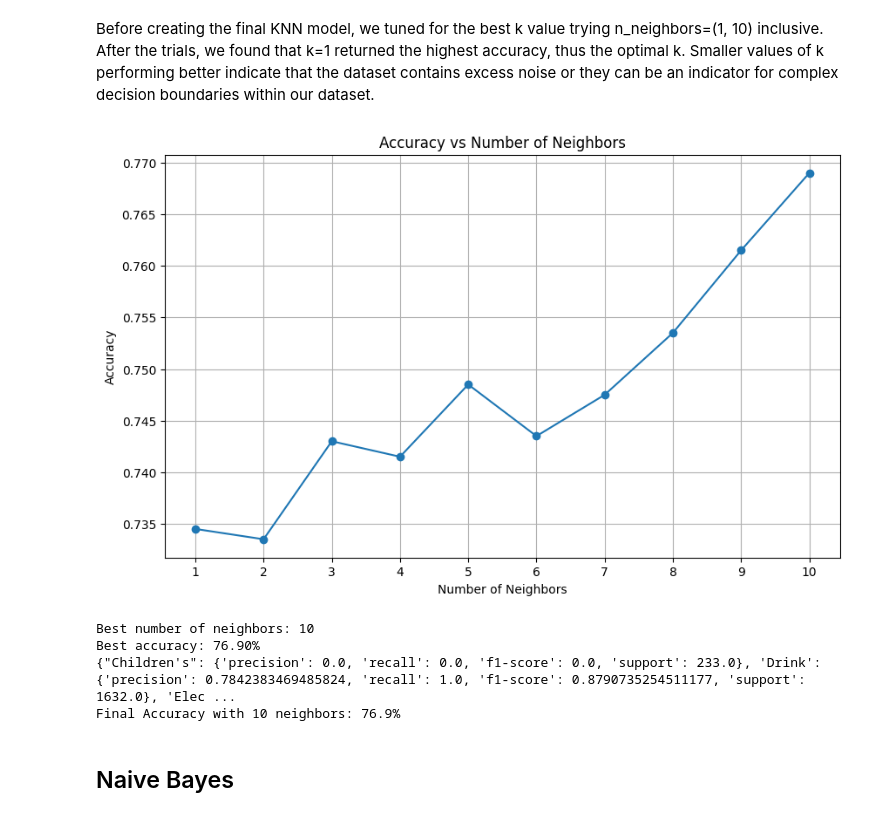
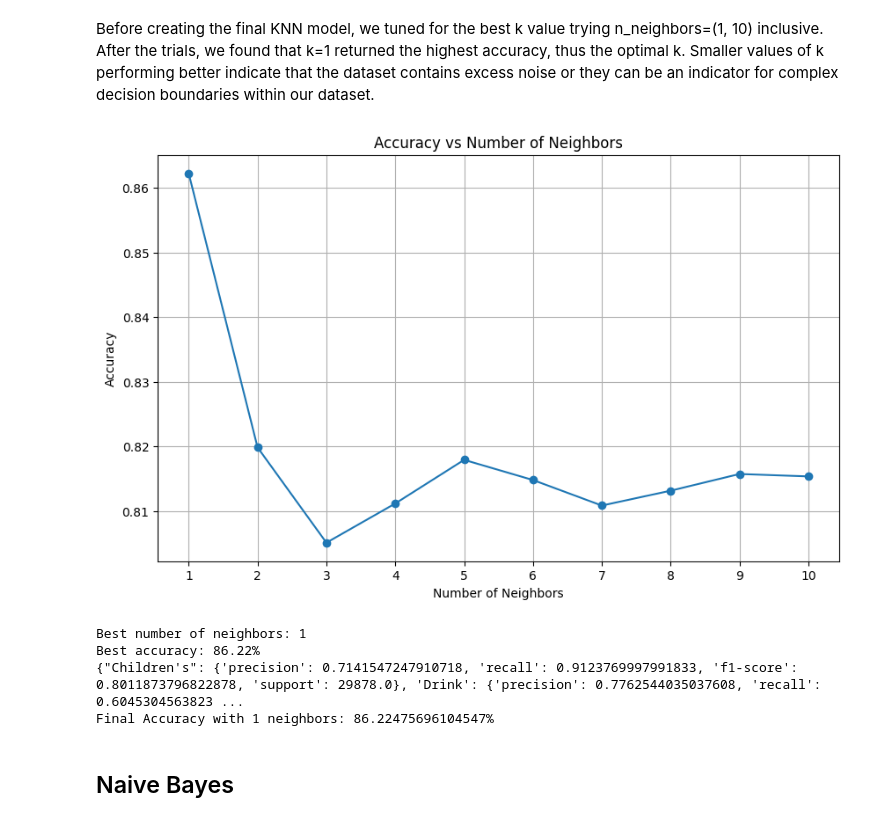
Before and after one commit to JAA999/grocery_prediction, a Jupyter notebook: ML_Project.ipynb, the cells around one changed output. Drawn from its saved outputs; the diff is of its cells as text; code cells hidden in the pictures.

```diff
--- a/ML_Project.ipynb
+++ b/ML_Project.ipynb
@@ -651,27 +651,27 @@ Then we make the Decision Tree model. We apply grid search on the variables in p
 x_train, x_test, y_train, y_test = train_test_split(data_normalized, data_y, test_size=0.2, random_state=42)
 
 # Hyperparameter Tuning
-# param_grid = {
-#     'criterion': ['gini', 'entropy'],
-#     'splitter': ['best', 'random'],
-#     'max_depth': [None, 7, 10, 12],
-#     'min_samples_split': [ 2, 3, 4],
-#     'min_samples_leaf': [ 4, 5, 6]
-# }
+param_grid = {
+    'criterion': ['gini', 'entropy'],
+    'splitter': ['best', 'random'],
+    'max_depth': [None, 7, 10, 12],
+    'min_samples_split': [ 2, 3, 4],
+    'min_samples_leaf': [ 4, 5, 6]
+}
 """
 The best parameters on the last run were:
-{'criterion': 'gini', 'max_depth': 12, 'min_samples_leaf': 4, 'min_samples_split': 2, 'splitter': 'best'}
+Best Parameters: {'criterion': 'entropy', 'max_depth': None, 'min_samples_leaf': 4, 'min_samples_split': 2, 'splitter': 'best'}
 Which produced an accuracy of 0.82. However, interestingly it failed to predict and items in the Children's
 or Tools category.
 """
 
 
-# grid_search = GridSearchCV(DecisionTreeClassifier(random_state=42), param_grid=None, cv=5, n_jobs=-1)
-# grid_search.fit(x_train, y_train)
-# print("Best Parameters:", grid_search.best_params_)
+grid_search = GridSearchCV(DecisionTreeClassifier(random_state=42), param_grid, cv=5, n_jobs=-1)
+grid_search.fit(x_train, y_train)
+print("Best Parameters:", grid_search.best_params_)
 
 # Create a decision tree classifier
-decision_tree = DecisionTreeClassifier(random_state=42, criterion='gini', max_depth=12, min_samples_leaf=4, min_samples_split=2, splitter='best')
+decision_tree = DecisionTreeClassifier(random_state=42, **grid_search.best_params_)
 
 # Train the model
 decision_tree = decision_tree.fit(x_train, y_train)
@@ -751,16 +752,16 @@ param_grid = {
 pipe = Pipeline(steps=[('scaler', StandardScaler()), ('pca', PCA(n_components=5)), ('svc', SVC())])
 
 # limit the data to only 10000 rows to speed up the process
-data_x = data_x[:10000]
-data_y = data_y[:10000]
+data__x_shortened = data_x[:10000]
+data_y_shortened = data_y[:10000]
 
 grid_search = GridSearchCV(pipe, param_grid, cv=5, n_jobs=-1)
-grid_search.fit(data_x, data_y)
+grid_search.fit(data__x_shortened, data_y_shortened)
 
-predictions = cross_val_predict(grid_search, data_x, data_y, cv=5, n_jobs=-1)
-SVM_accuracy = accuracy_score(predictions, data_y) * 100
+predictions = cross_val_predict(grid_search, data__x_shortened, data_y_shortened, cv=5, n_jobs=-1)
+SVM_accuracy = accuracy_score(predictions, data_y_shortened) * 100
 print("Accuracy:", SVM_accuracy)
-SVM_report = classification_report(data_y, predictions, output_dict=True)
+SVM_report = classification_report(data_y_shortened, predictions, output_dict=True)
 print(SVM_report)
 # %% [output]
 Accuracy: 71.82
@@ -798,38 +799,40 @@ def tune_knn_neighbors(data_x, data_y, max_neighbors=10):
     plt.figure(figsize=(10, 6))
     plt.plot(range(1, max_neighbors + 1), accuracies, marker='o')
     plt.title('Accuracy vs Number of Neighbors')
     plt.xlabel('Number of Neighbors')
     plt.ylabel('Accuracy')
     plt.xticks(range(1, max_neighbors + 1))
     plt.grid(True)
     plt.show()
 
     # find the best number of neighbors
     best_neighbors = accuracies.index(max(accuracies)) + 1
     print(f"\nBest number of neighbors: {best_neighbors}")
     print(f"Best accuracy: {max(accuracies) * 100:.2f}%")
 
     return best_neighbors, accuracies
 
 best_neighbors, accuracies = tune_knn_neighbors(data_x, data_y)
 
 x_train, x_test, y_train, y_test = train_test_split(data_normalized, data_y, test_size=0.2, random_state=42)
 
 knn = KNeighborsClassifier(n_neighbors=best_neighbors)
 knn.fit(x_train, y_train)
 
+predictions = cross_val_predict(knn, data_x, data_y, cv=5, n_jobs=-1)
+
 y_pred_test = knn.predict(x_test)
 accuracy = accuracy_score(y_test, y_pred_test) * 100
 KNN_accuracy = accuracy
 KNN_report = classification_report(data_y, predictions, output_dict=True)
 print(KNN_report)
 print(f"Final Accuracy with {best_neighbors} neighbors: {accuracy}%")
 # %% [output]
-[figure, old version]
+[figure, new version]
-Best number of neighbors: 10
-Best accuracy: 76.90%
-{"Children's": {'precision': 0.0, 'recall': 0.0, 'f1-score': 0.0, 'support': 233.0}, 'Drink': {'precision': 0.7842383469485824, 'recall': 1.0, 'f1-score': 0.8790735254511177, 'support': 1632.0}, 'Elec ...
-Final Accuracy with 10 neighbors: 76.9%
+Best number of neighbors: 1
+Best accuracy: 86.22%
+{"Children's": {'precision': 0.7141547247910718, 'recall': 0.9123769997991833, 'f1-score': 0.8011873796822878, 'support': 29878.0}, 'Drink': {'precision': 0.7762544035037608, 'recall': 0.6045304563823 ...
+Final Accuracy with 1 neighbors: 86.22475696104547%
 # %% [markdown]
 ## Naive Bayes
 # %% [markdown]
```
Also changed, not shown: parts of 10 cells of this notebook.
